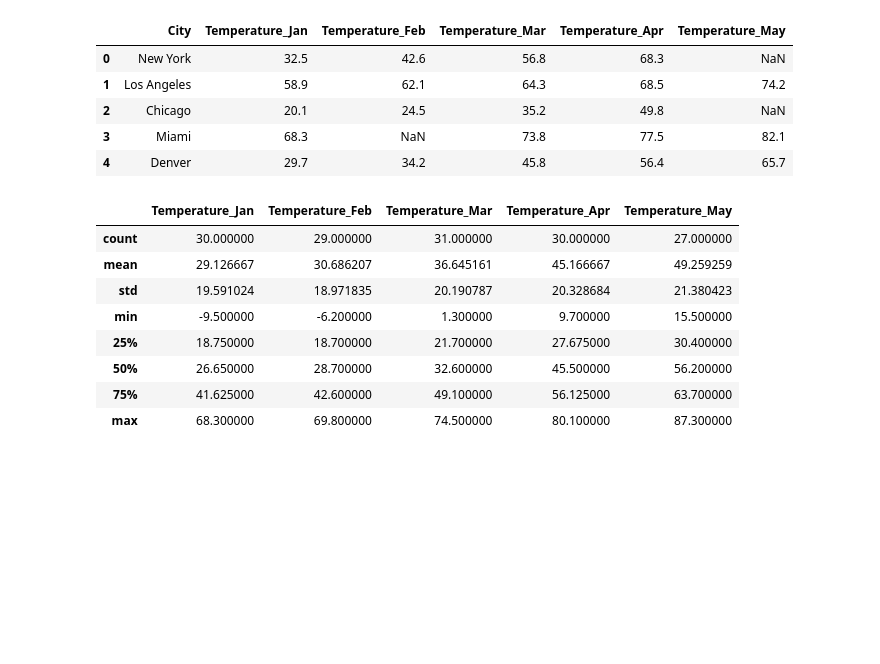
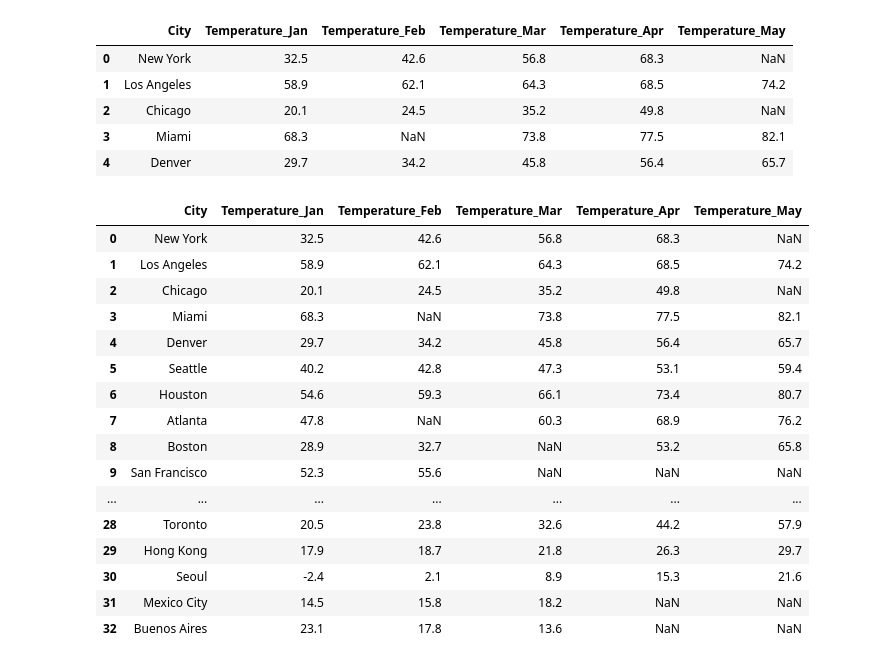
Before and after one commit to ItsAmmarTariq/Python-Basics-Magus-Mage-learning, a Jupyter notebook: pandas in python/read_csv_pandas.ipynb, the cells around one changed output. Saved outputs shown, nothing was run; the diff lists cells and outputs as text; code cells hidden in the pictures; blank space fills up the shorter version.

```diff
--- a/pandas in python/read_csv_pandas.ipynb
+++ b/pandas in python/read_csv_pandas.ipynb
@@ -135,14 +137,22 @@ data.head()
 | 4 | Denver | 29.7 | 34.2 | 45.8 | 56.4 | 65.7 |
 # %%
 data.dropna()
-data.describe()
+data
 # %% [output]
-|  | Temperature_Jan | Temperature_Feb | Temperature_Mar | Temperature_Apr | Temperature_May |
-| count | 30.000000 | 29.000000 | 31.000000 | 30.000000 | 27.000000 |
-| mean | 29.126667 | 30.686207 | 36.645161 | 45.166667 | 49.259259 |
-| std | 19.591024 | 18.971835 | 20.190787 | 20.328684 | 21.380423 |
-| min | -9.500000 | -6.200000 | 1.300000 | 9.700000 | 15.500000 |
-| 25% | 18.750000 | 18.700000 | 21.700000 | 27.675000 | 30.400000 |
-| 50% | 26.650000 | 28.700000 | 32.600000 | 45.500000 | 56.200000 |
-| 75% | 41.625000 | 42.600000 | 49.100000 | 56.125000 | 63.700000 |
-| max | 68.300000 | 69.800000 | 74.500000 | 80.100000 | 87.300000 |
+|  | City | Temperature_Jan | Temperature_Feb | Temperature_Mar | Temperature_Apr | Temperature_May |
+| 0 | New York | 32.5 | 42.6 | 56.8 | 68.3 | NaN |
+| 1 | Los Angeles | 58.9 | 62.1 | 64.3 | 68.5 | 74.2 |
+| 2 | Chicago | 20.1 | 24.5 | 35.2 | 49.8 | NaN |
+| 3 | Miami | 68.3 | NaN | 73.8 | 77.5 | 82.1 |
+| 4 | Denver | 29.7 | 34.2 | 45.8 | 56.4 | 65.7 |
+| 5 | Seattle | 40.2 | 42.8 | 47.3 | 53.1 | 59.4 |
+| 6 | Houston | 54.6 | 59.3 | 66.1 | 73.4 | 80.7 |
+| 7 | Atlanta | 47.8 | NaN | 60.3 | 68.9 | 76.2 |
+| 8 | Boston | 28.9 | 32.7 | NaN | 53.2 | 65.8 |
+| 9 | San Francisco | 52.3 | 55.6 | NaN | NaN | NaN |
+| ... | ... | ... | ... | ... | ... | ... |
+| 28 | Toronto | 20.5 | 23.8 | 32.6 | 44.2 | 57.9 |
+| 29 | Hong Kong | 17.9 | 18.7 | 21.8 | 26.3 | 29.7 |
+| 30 | Seoul | -2.4 | 2.1 | 8.9 | 15.3 | 21.6 |
+| 31 | Mexico City | 14.5 | 15.8 | 18.2 | NaN | NaN |
+| 32 | Buenos Aires | 23.1 | 17.8 | 13.6 | NaN | NaN |
```
Also changed, not shown: parts of 15 cells of this notebook, 1 other file.
